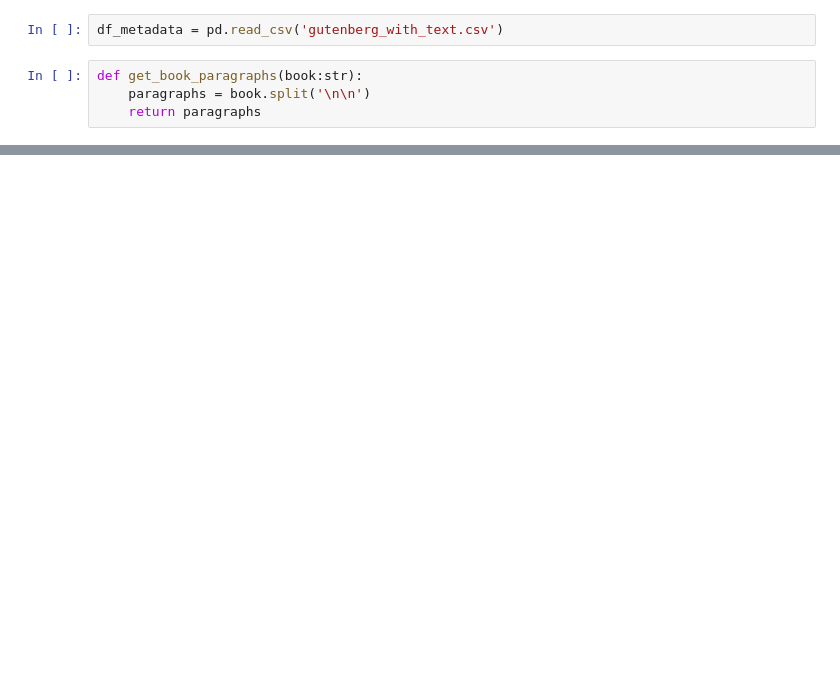
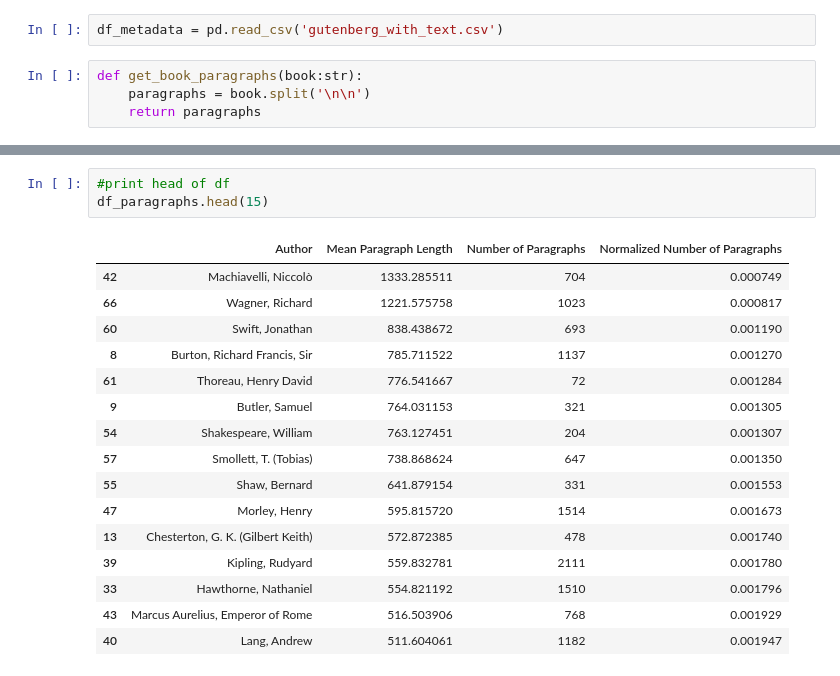
Before and after one commit to camilaborinsky/NLP-books, a Jupyter notebook: eda.ipynb, the cells around one changed output, grey strips where cells are left out. Drawn from its saved outputs; the diff is of its cells as text; blank space fills up the shorter version.

```diff
--- a/eda.ipynb
+++ b/eda.ipynb
@@ -88 +128,21 @@ ax.set(ylabel=None)
+# %%
+#print head of df
+df_paragraphs.head(15)
+# %% [output]
+|  | Author | Mean Paragraph Length | Number of Paragraphs | Normalized Number of Paragraphs |
+| 42 | Machiavelli, Niccolò | 1333.285511 | 704 | 0.000749 |
+| 66 | Wagner, Richard | 1221.575758 | 1023 | 0.000817 |
+| 60 | Swift, Jonathan | 838.438672 | 693 | 0.001190 |
+| 8 | Burton, Richard Francis, Sir | 785.711522 | 1137 | 0.001270 |
+| 61 | Thoreau, Henry David | 776.541667 | 72 | 0.001284 |
+| 9 | Butler, Samuel | 764.031153 | 321 | 0.001305 |
+| 54 | Shakespeare, William | 763.127451 | 204 | 0.001307 |
+| 57 | Smollett, T. (Tobias) | 738.868624 | 647 | 0.001350 |
+| 55 | Shaw, Bernard | 641.879154 | 331 | 0.001553 |
+| 47 | Morley, Henry | 595.815720 | 1514 | 0.001673 |
+| 13 | Chesterton, G. K. (Gilbert Keith) | 572.872385 | 478 | 0.001740 |
+| 39 | Kipling, Rudyard | 559.832781 | 2111 | 0.001780 |
+| 33 | Hawthorne, Nathaniel | 554.821192 | 1510 | 0.001796 |
+| 43 | Marcus Aurelius, Emperor of Rome | 516.503906 | 768 | 0.001929 |
+| 40 | Lang, Andrew | 511.604061 | 1182 | 0.001947 |
 # %%
```
Also changed, not shown: parts of 9 cells of this notebook, 3 other files.
